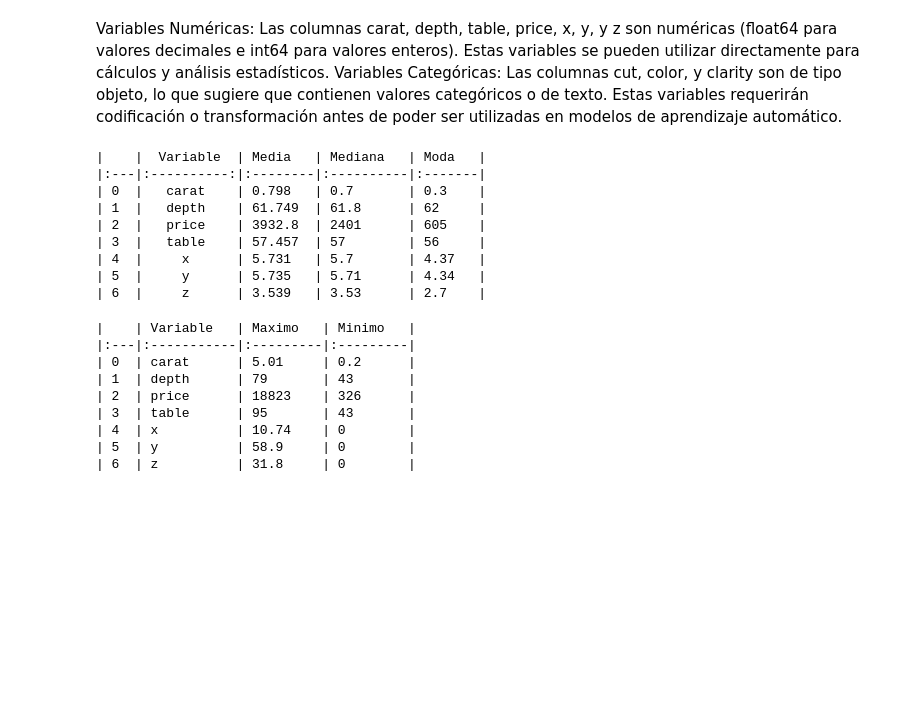
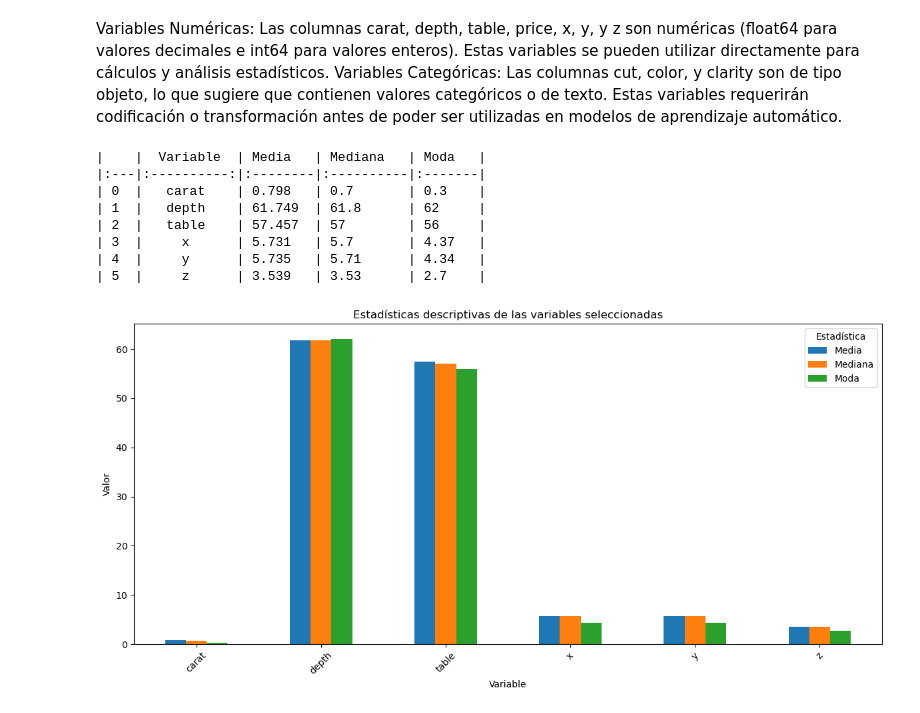
Before and after one commit to secarvallo/FML_24, a Jupyter notebook: fml_diamonds.ipynb, the cells around one changed output. Saved outputs shown, nothing was run; the diff lists cells and outputs as text; code cells hidden in the pictures; blank space fills up the shorter version.

```diff
--- a/fml_diamonds.ipynb
+++ b/fml_diamonds.ipynb
@@ -45,68 +50,52 @@ dtype: object
 Variables Numéricas: Las columnas carat, depth, table, price, x, y, y z son numéricas (float64 para valores decimales e int64 para valores enteros). Estas variables se pueden utilizar directamente para cálculos y análisis estadísticos.
 Variables Categóricas: Las columnas cut, color, y clarity son de tipo objeto, lo que sugiere que contienen valores categóricos o de texto. Estas variables requerirán codificación o transformación antes de poder ser utilizadas en modelos de aprendizaje automático.
 # %%
-columns= ['carat', 'depth', 'table', 'price', 'x', 'y', 'z']
+# Eliminar la columna 'Unnamed: 0' si existe
+if 'Unnamed: 0' in df.columns:
+    df = df.drop(columns=['Unnamed: 0'])
 
-filtered_df = df[columns]
+# Seleccionar sólo las columnas numéricas, excluyendo 'price'
+numeric_columns = df.select_dtypes(include=['float64', 'int64']).columns
+numeric_columns = numeric_columns[numeric_columns != 'price']
+filtered_df = df[numeric_columns]
+
 
 mean = filtered_df.mean().reset_index().round(3)
 median = filtered_df.median().reset_index()
 mode = filtered_df.mode().iloc[0].reset_index()
 
 # Renombrar columnas
 mean = mean.rename(columns={'index':'Variable',0:'Valor'})
 median = median.rename(columns={'index':'Variable',0:'Valor'})
 mode = mode.rename(columns={'index':'Variable',0:'Valor'})
 
 mean['Statistic'] = 'Media'
 median['Statistic'] = 'Mediana'
 mode['Statistic'] = 'Moda'
 
 merged_df = pd.concat([mean, median, mode])
 
 pivoted_df = merged_df.pivot(index='Variable', columns='Statistic', values='Valor').reset_index()
 
 print(pivoted_df.to_markdown(index=True, numalign='left', stralign='center'))
+
+# Graficar
+fig, ax = plt.subplots(figsize=(12, 6))
+pivoted_df.plot(kind='bar', ax=ax)
+plt.xticks(range(len(pivoted_df)), pivoted_df['Variable'], rotation=45)
+plt.ylabel('Valor')
+plt.title('Estadísticas descriptivas de las variables seleccionadas')
+plt.xlabel('Variable')
+plt.legend(title='Estadística')
+plt.tight_layout()
+plt.show()
 # %% [output]
 |    |  Variable  | Media   | Mediana   | Moda   |
 |:---|:----------:|:--------|:----------|:-------|
 | 0  |   carat    | 0.798   | 0.7       | 0.3    |
 | 1  |   depth    | 61.749  | 61.8      | 62     |
-| 2  |   price    | 3932.8  | 2401      | 605    |
-| 3  |   table    | 57.457  | 57        | 56     |
-| 4  |     x      | 5.731   | 5.7       | 4.37   |
-| 5  |     y      | 5.735   | 5.71      | 4.34   |
-| 6  |     z      | 3.539   | 3.53      | 2.7    |
+| 2  |   table    | 57.457  | 57        | 56     |
+| 3  |     x      | 5.731   | 5.7       | 4.37   |
+| 4  |     y      | 5.735   | 5.71      | 4.34   |
+| 5  |     z      | 3.539   | 3.53      | 2.7    |
+[figure, added]
-# %%
-columns= ['carat', 'depth', 'table', 'price', 'x', 'y', 'z']
-
-filtered_df = df[columns]
-
-minimo = filtered_df.min().reset_index()
-maximo = filtered_df.max().reset_index()
-
-minimo = minimo.rename(columns={'index':'Variable',0:'Valor'})
-maximo = maximo.rename(columns={'index':'Variable',0:'Valor'})
-
-# Add a column called `Statistic` to both `minimo` and `maximo` dataframes
-minimo['Statistic'] = 'Minimo'
-maximo['Statistic'] = 'Maximo'
-
-# Concatenate the dataframes vertically
-merged_df = pd.concat([minimo, maximo])
-
-# Pivot the dataframe to have `Statistic` as columns and `Variable` as the index
-pivoted_df = merged_df.pivot(index='Variable', columns='Statistic', values='Valor').reset_index()
-
-# Print the pivoted dataframe in markdown format
-print(pivoted_df.to_markdown(index=True, numalign="left", stralign="left"))
-# %% [output]
-|    | Variable   | Maximo   | Minimo   |
-|:---|:-----------|:---------|:---------|
-| 0  | carat      | 5.01     | 0.2      |
-| 1  | depth      | 79       | 43       |
-| 2  | price      | 18823    | 326      |
-| 3  | table      | 95       | 43       |
-| 4  | x          | 10.74    | 0        |
-| 5  | y          | 58.9     | 0        |
-| 6  | z          | 31.8     | 0        |
```
Also changed, not shown: parts of 17 cells of this notebook, 31 other files.
